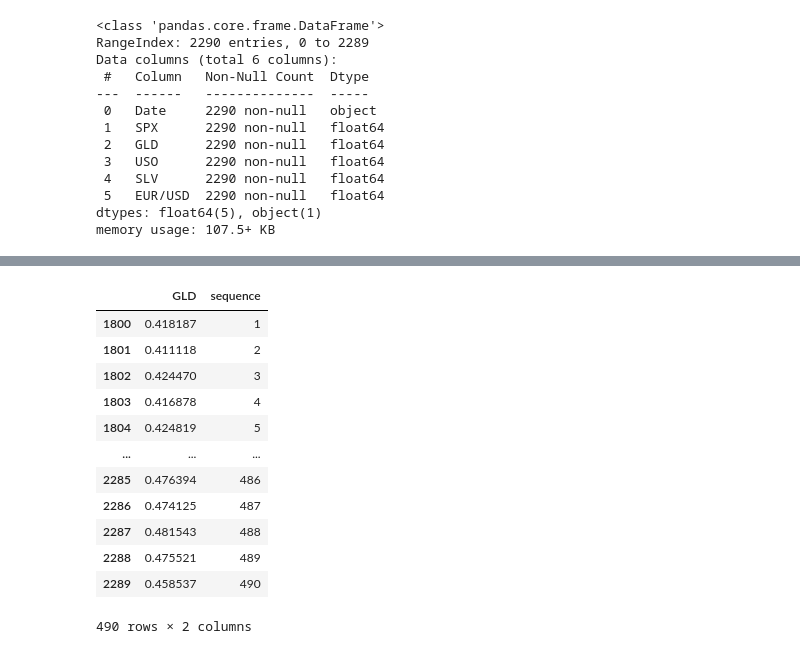
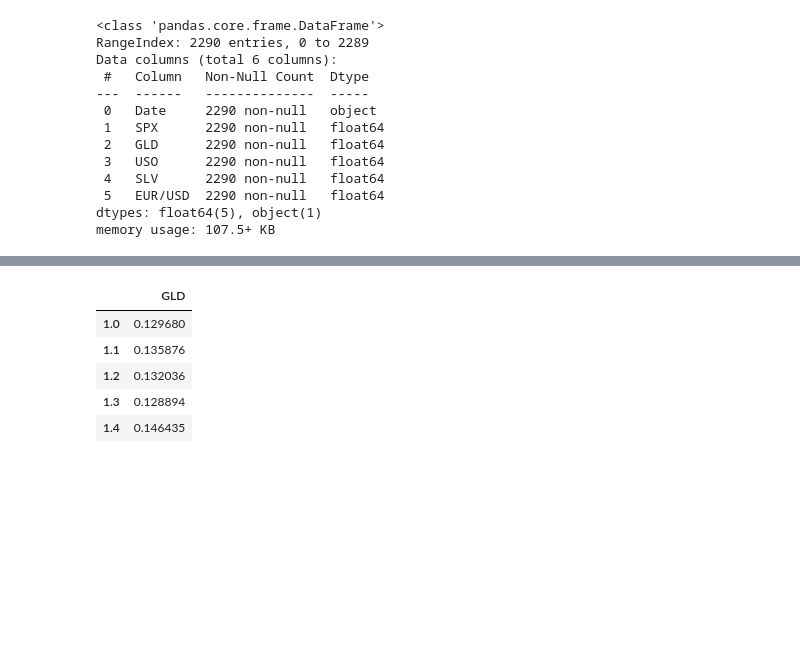
Before and after one commit to FabianZsolt/deeplearning, a Jupyter notebook: Assignments/Exercise project 4 – RNN - LSTM for time series forecasting/Exercise project 4 – RNN - LSTM for time series forecasting.ipynb, the cells around one changed output, grey strips where cells are left out. Drawn from its saved outputs; the diff is of its cells as text; code cells hidden in the pictures; blank space fills up the shorter version.

```diff
--- a/Assignments/Exercise project 4 – RNN - LSTM for time series forecasting/Exercise project 4 – RNN - LSTM for time series forecasting.ipynb
+++ b/Assignments/Exercise project 4 – RNN - LSTM for time series forecasting/Exercise project 4 – RNN - LSTM for time series forecasting.ipynb
@@ -57,25 +52,24 @@ df.describe
 # %%
-value_column = "GLD"
-scaler = MinMaxScaler()
-df[[value_column]] = scaler.fit_transform(df[[value_column]])
+# --- ADAT ELŐKÉSZÍTÉS ---
+from sklearn.preprocessing import MinMaxScaler
+import numpy as np
 
-drop_first_columns = 1800
-df = df[[value_column]][drop_first_columns:]
-df["sequence"] = df.index - drop_first_columns + 1
-df
+value_column = "GLD"  # vagy ami az idősorod oszlopa
-# %% [output]
-|  | GLD | sequence |
-| 1800 | 0.418187 | 1 |
-| 1801 | 0.411118 | 2 |
-| 1802 | 0.424470 | 3 |
-| 1803 | 0.416878 | 4 |
-| 1804 | 0.424819 | 5 |
-| ... | ... | ... |
-| 2285 | 0.476394 | 486 |
-| 2286 | 0.474125 | 487 |
-| 2287 | 0.481543 | 488 |
-| 2288 | 0.475521 | 489 |
-| 2289 | 0.458537 | 490 |
-490 rows × 2 columns
+# %%
+scaler = MinMaxScaler()
+df[[value_column]] = scaler.fit_transform(df[[value_column]])
+
+# as weird as it sounds, scaling the index/sequence number also
+# to be a decimal might affect the performance of the network
+df = df[[value_column]]
+df.index = df.index * 0.1 + 1
+df.head()
+# %% [output]
+|  | GLD |
+| 1.0 | 0.129680 |
+| 1.1 | 0.135876 |
+| 1.2 | 0.132036 |
+| 1.3 | 0.128894 |
+| 1.4 | 0.146435 |
 # %%
 # let's figure out a good cutoff point for train/test
```
Also changed, not shown: parts of 15 cells of this notebook, 3 other files.
